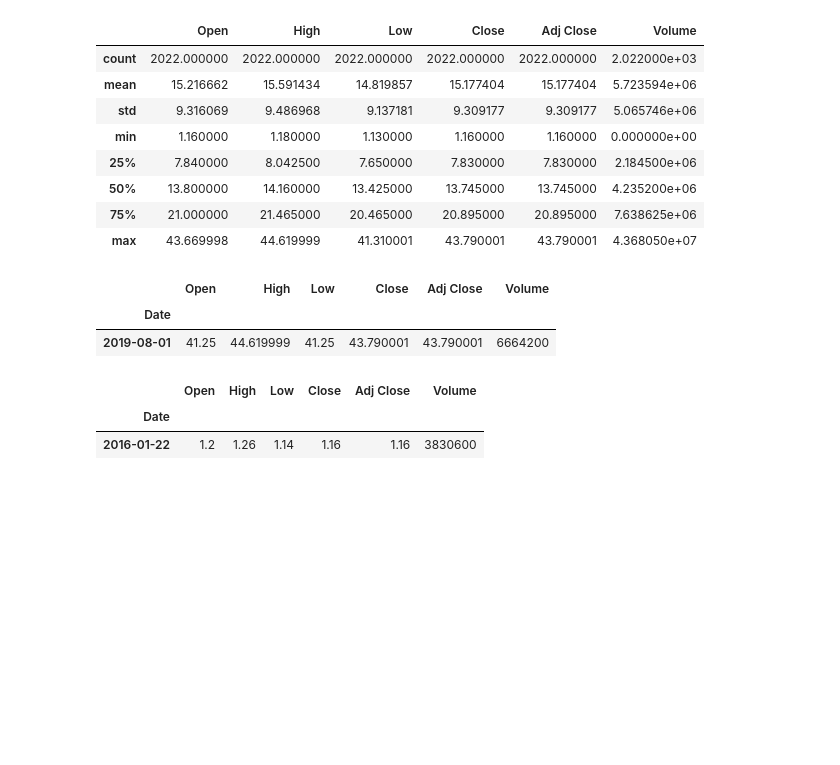
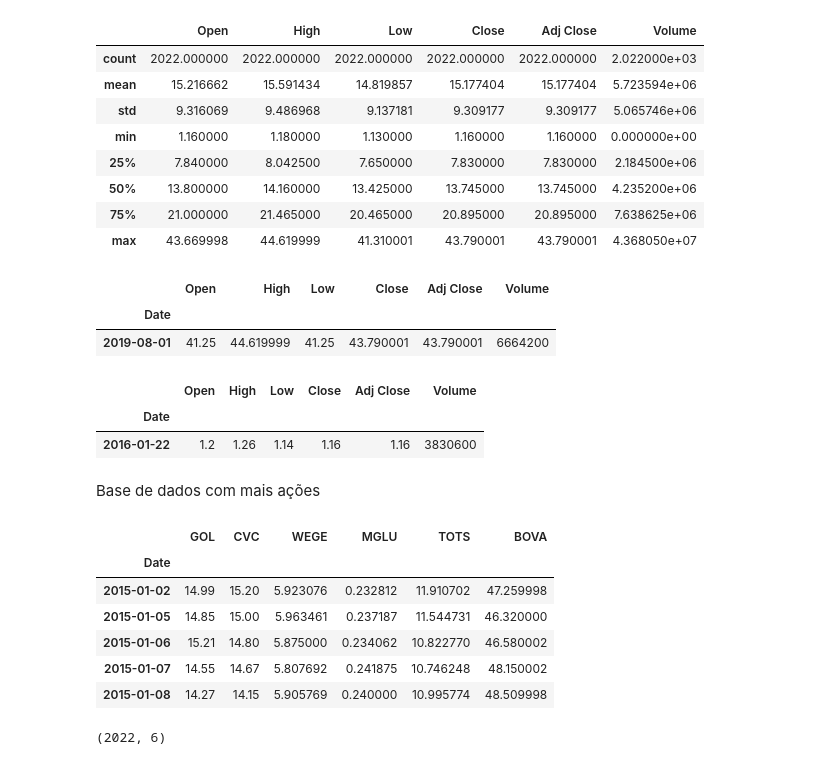
Before and after one commit to Delei09/python_for_finance, a Jupyter notebook: Untitled0.ipynb, the cells around one changed output. Saved outputs shown, nothing was run; the diff lists cells and outputs as text; code cells hidden in the pictures; blank space fills up the shorter version.

```diff
--- a/Untitled0.ipynb
+++ b/Untitled0.ipynb
@@ -80,3 +78,5 @@ gol_df[(gol_df['Close'] >= 1.15) & (gol_df['Close'] <= 1.16) ]
 |  | Open | High | Low | Close | Adj Close | Volume |
 | Date |  |  |  |  |  |  |
 | 2016-01-22 | 1.2 | 1.26 | 1.14 | 1.16 | 1.16 | 3830600 |
+# %% [markdown]
+Base de dados com mais ações
@@ -82,0 +90,12 @@ gol_df[(gol_df['Close'] >= 1.15) & (gol_df['Close'] <= 1.16) ]
+# %%
+# Renomear as colunas
+acoes_df =  acoes_df.rename(columns={'GOLL4.SA': 'GOL', 'CVCB3.SA': 'CVC', 'WEGE3.SA': 'WEGE', 'MGLU3.SA': 'MGLU', 'TOTS3.SA': 'TOTS', 'BOVA11.SA': 'BOVA'})
+acoes_df.head()
+# %% [output]
+|  | GOL | CVC | WEGE | MGLU | TOTS | BOVA |
+| Date |  |  |  |  |  |  |
+| 2015-01-02 | 14.99 | 15.20 | 5.923076 | 0.232812 | 11.910702 | 47.259998 |
+| 2015-01-05 | 14.85 | 15.00 | 5.963461 | 0.237187 | 11.544731 | 46.320000 |
+| 2015-01-06 | 15.21 | 14.80 | 5.875000 | 0.234062 | 10.822770 | 46.580002 |
+| 2015-01-07 | 14.55 | 14.67 | 5.807692 | 0.241875 | 10.746248 | 48.150002 |
+| 2015-01-08 | 14.27 | 14.15 | 5.905769 | 0.240000 | 10.995774 | 48.509998 |
@@ -82,0 +104,4 @@ gol_df[(gol_df['Close'] >= 1.15) & (gol_df['Close'] <= 1.16) ]
+# %%
+acoes_df.shape # Mostra quantas linha e quantas colunas tem
+# %% [output]
+(2022, 6)
```
Also changed, not shown: parts of 8 cells of this notebook.
